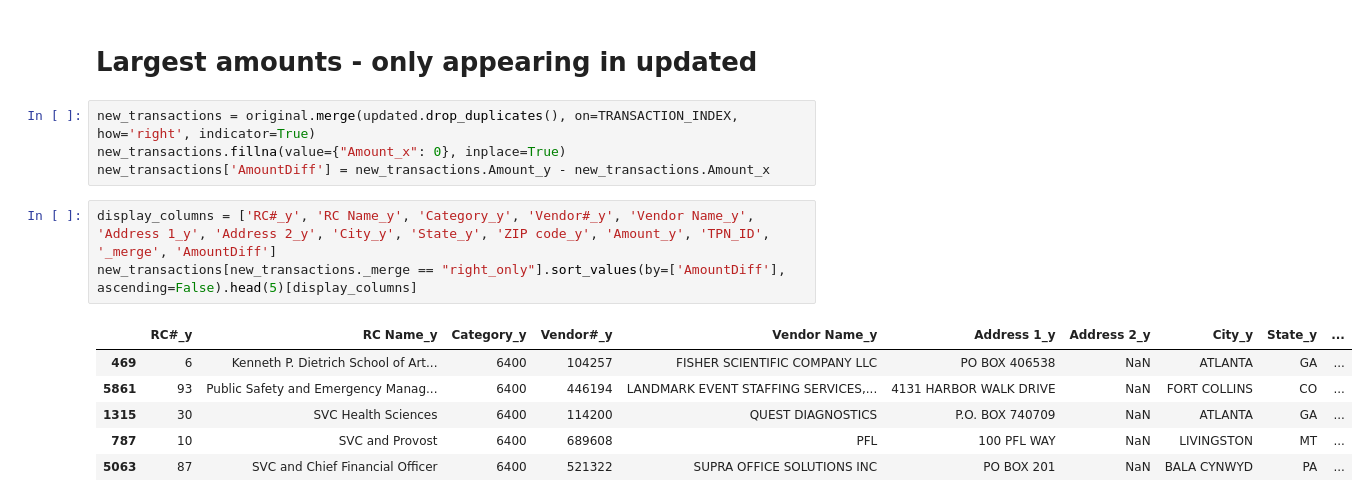
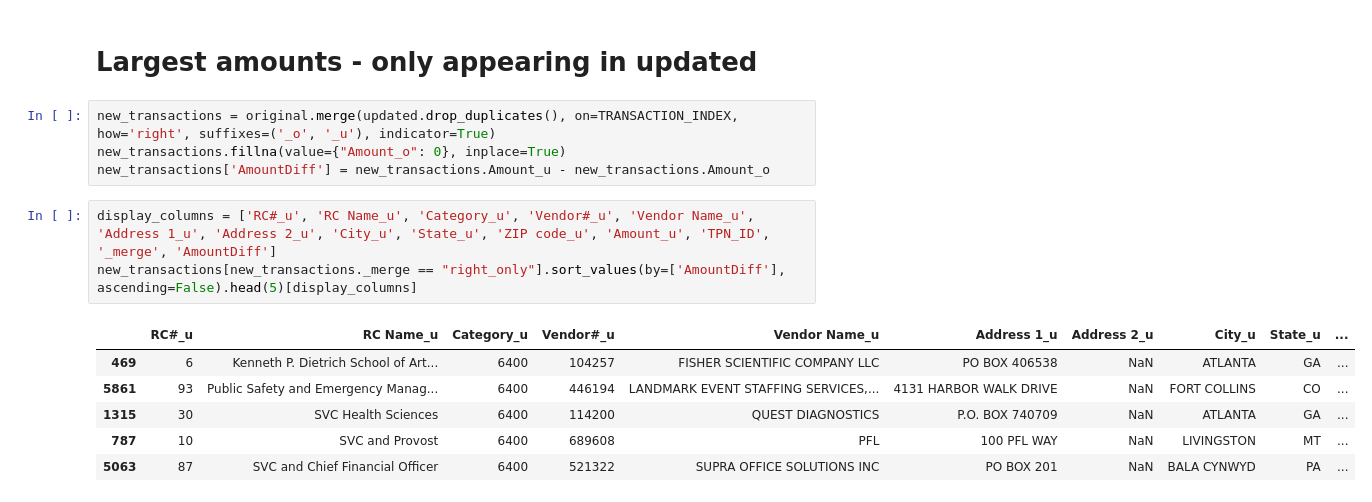
Before and after one commit to thepittnews/fy21-analysis, a Jupyter notebook: 02_analyze_data.ipynb, the cells around one changed output. Cells and saved outputs as stored; diff of their text form.

Commit message:
Use consistent merge suffixes
Standardize on "o" (original) and "u" (updated)

```diff
--- a/02_analyze_data.ipynb
+++ b/02_analyze_data.ipynb
@@ -144,14 +144,14 @@ merged_transactions[merged_transactions['AmountDiff'] > 0].sort_values(by=['Amou
 # %% [markdown]
 # Largest amounts - only appearing in updated
 # %%
-new_transactions = original.merge(updated.drop_duplicates(), on=TRANSACTION_INDEX, how='right', indicator=True)
-new_transactions.fillna(value={"Amount_x": 0}, inplace=True)
-new_transactions['AmountDiff'] = new_transactions.Amount_y - new_transactions.Amount_x
+new_transactions = original.merge(updated.drop_duplicates(), on=TRANSACTION_INDEX, how='right', suffixes=('_o', '_u'), indicator=True)
+new_transactions.fillna(value={"Amount_o": 0}, inplace=True)
+new_transactions['AmountDiff'] = new_transactions.Amount_u - new_transactions.Amount_o
 # %%
-display_columns = ['RC#_y', 'RC Name_y', 'Category_y', 'Vendor#_y', 'Vendor Name_y', 'Address 1_y', 'Address 2_y', 'City_y', 'State_y', 'ZIP code_y', 'Amount_y', 'TPN_ID', '_merge', 'AmountDiff']
+display_columns = ['RC#_u', 'RC Name_u', 'Category_u', 'Vendor#_u', 'Vendor Name_u', 'Address 1_u', 'Address 2_u', 'City_u', 'State_u', 'ZIP code_u', 'Amount_u', 'TPN_ID', '_merge', 'AmountDiff']
 new_transactions[new_transactions._merge == "right_only"].sort_values(by=['AmountDiff'], ascending=False).head(5)[display_columns]
 # %% [output]
-|  | RC#_y | RC Name_y | Category_y | Vendor#_y | Vendor Name_y | Address 1_y | Address 2_y | City_y | State_y | ... |
+|  | RC#_u | RC Name_u | Category_u | Vendor#_u | Vendor Name_u | Address 1_u | Address 2_u | City_u | State_u | ... |
 | 469 | 6 | Kenneth P. Dietrich School of Art... | 6400 | 104257 | FISHER SCIENTIFIC COMPANY LLC | PO BOX 406538 | NaN | ATLANTA | GA | ... |
 | 5861 | 93 | Public Safety and Emergency Manag... | 6400 | 446194 | LANDMARK EVENT STAFFING SERVICES,... | 4131 HARBOR WALK DRIVE | NaN | FORT COLLINS | CO | ... |
 | 1315 | 30 | SVC Health Sciences | 6400 | 114200 | QUEST DIAGNOSTICS | P.O. BOX 740709 | NaN | ATLANTA | GA | ... |
```
